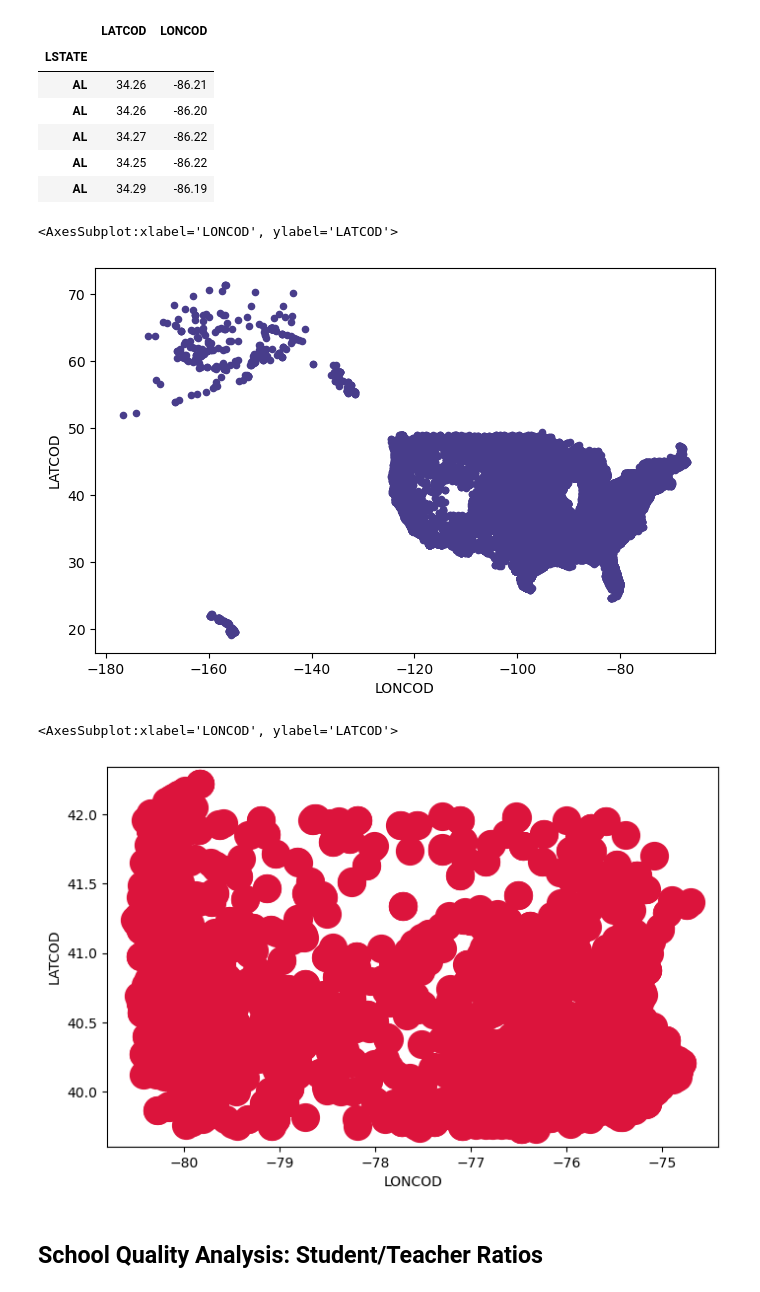
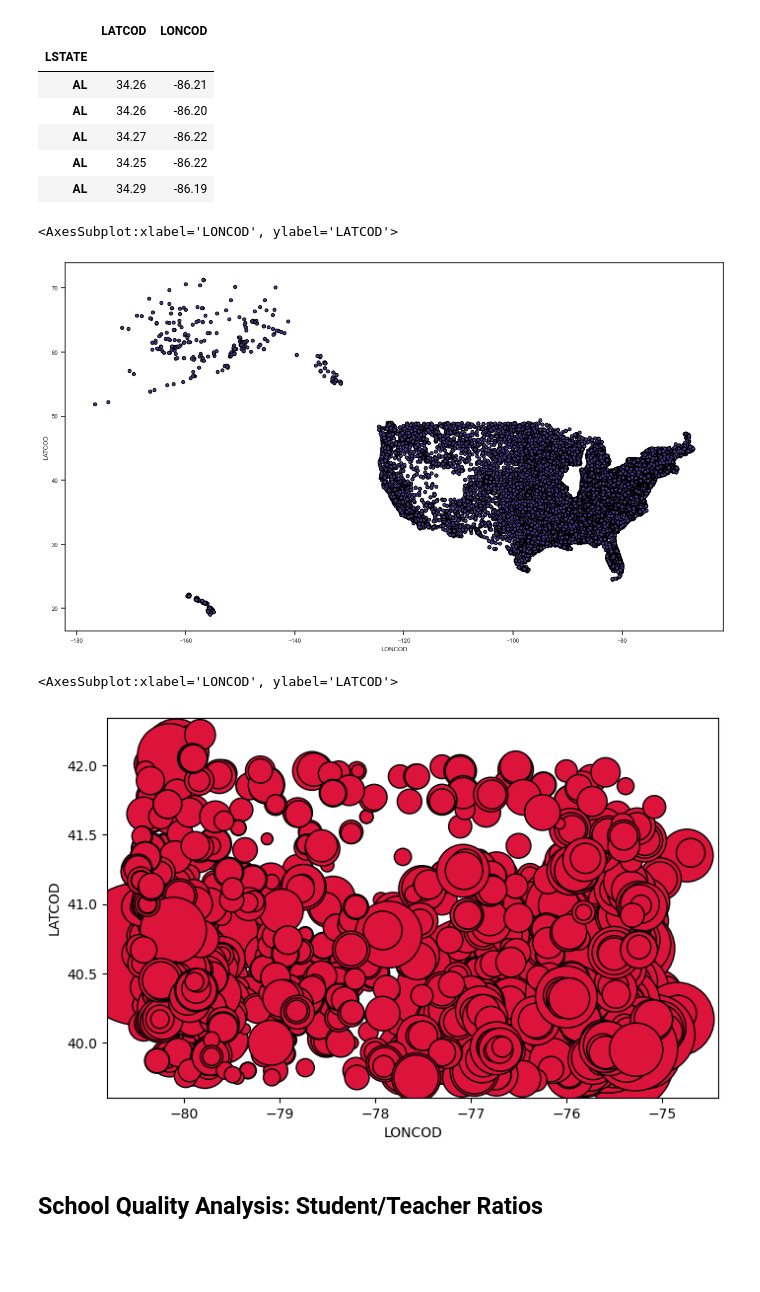
Before and after one commit to marko-londo/Schools-Analysis, a Jupyter notebook: public_school_analysis.ipynb, the cells around one changed output. Drawn from its saved outputs; the diff is of its cells as text; code cells hidden in the pictures; blank space fills up the shorter version.

```diff
--- a/public_school_analysis.ipynb
+++ b/public_school_analysis.ipynb
@@ -11,7 +12,9 @@ import matplotlib.pyplot as plt
 import seaborn as sns
 # %%
 # Load the Public school dataset
-school_df_path = Path(r"C:\Users\dontb\01\001\Repos\Schools-Analysis\Resources\public_school_data.csv")
+school_df_path = Path(
+    r"C:\Users\dontb\01\001\Repos\Schools-Analysis\Resources\public_school_data.csv"
+)
 data = pd.read_csv(school_df_path)
 data.head()
 # %% [output]
@@ -24,7 +27,9 @@ data.head()
 # %%
 # Load the Public school locations dataset
 
-school_locations_path = Path(r"C:\Users\dontb\01\001\Repos\Schools-Analysis\Resources\public_school_locations.csv")
+school_locations_path = Path(
+    r"C:\Users\dontb\01\001\Repos\Schools-Analysis\Resources\public_school_locations.csv"
+)
 locations = pd.read_csv(school_locations_path)
 locations.head()
 # %% [output]
@@ -352,17 +346,17 @@ contiguous.head()
 # %%
 # Plot only schools from the 48 contiguous US states or the 50 US states (drop territories and PR)
 
-contiguous.plot.scatter(x="LONCOD", y="LATCOD", figsize=(8,5), c="darkslateblue")
+contiguous.plot.scatter(x="LONCOD", y="LATCOD", figsize=(16,9), c="darkslateblue", edgecolor="black")
 # %% [output]
 <AxesSubplot:xlabel='LONCOD', ylabel='LATCOD'>
-[figure, old version]
+[figure, new version]
 # %%
 # Plot only schools in your state
 my_state_df = regular_schools["LSTATE"].isin(["PA"])
-regular_schools[my_state_df].plot.scatter(x="LONCOD", y="LATCOD", figsize=(8,5), s=400, c="crimson")
+regular_schools[my_state_df].plot.scatter(x="LONCOD", y="LATCOD", figsize=(8,5), s="TOTAL", c="crimson", edgecolor="black")
 # %% [output]
 <AxesSubplot:xlabel='LONCOD', ylabel='LATCOD'>
-[figure, old version]
+[figure, new version]
 # %% [markdown]
 ## School Quality Analysis: Student/Teacher Ratios
 # %%
```
Also changed, not shown: parts of 14 cells of this notebook, 2 other files.
